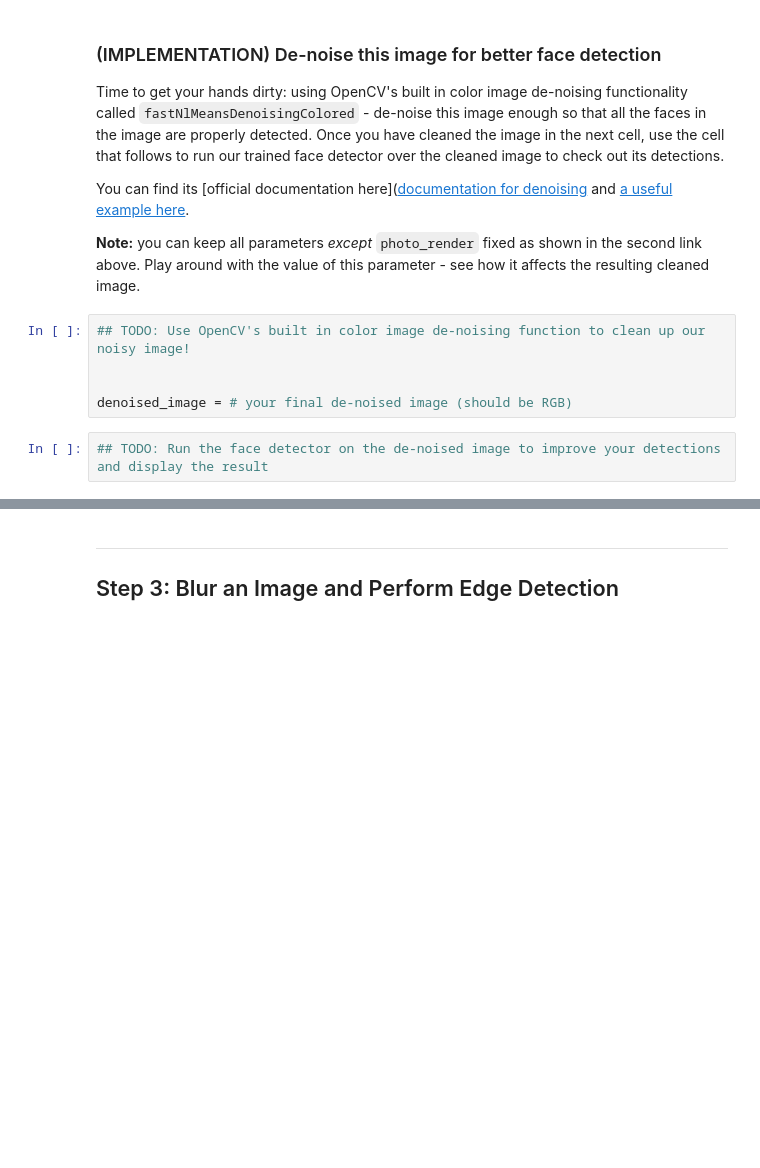
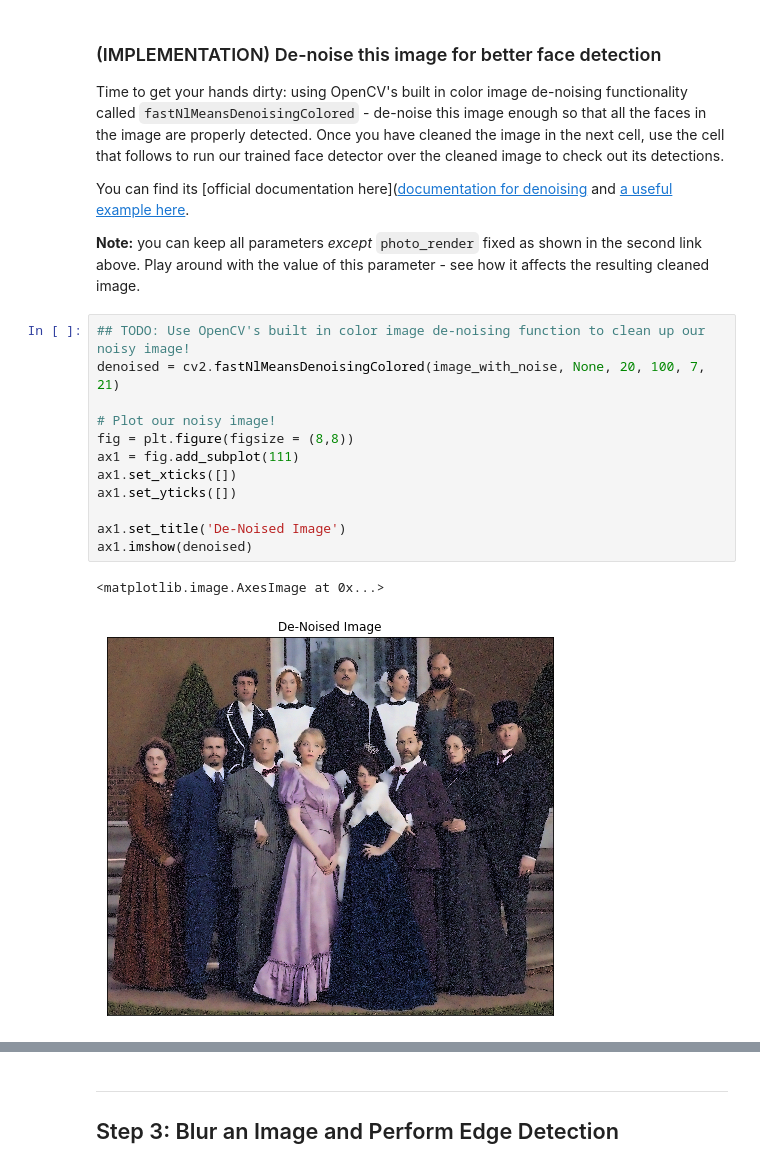
Before and after one commit to macbrennan90/facial-keypoint-detection, a Jupyter notebook: CV_project.ipynb, the cells around one changed output, grey strips where cells are left out. Drawn from its saved outputs; the diff is of its cells as text; blank space fills up the shorter version.

```diff
--- a/CV_project.ipynb
+++ b/CV_project.ipynb
@@ -408,8 +432,16 @@ You can find its [official documentation here]([documentation for denoising](htt
 **Note:** you can keep all parameters *except* `photo_render` fixed as shown in the second link above.  Play around with the value of this parameter - see how it affects the resulting cleaned image.
 # %%
 ## TODO: Use OpenCV's built in color image de-noising function to clean up our noisy image!
+denoised = cv2.fastNlMeansDenoisingColored(image_with_noise, None, 20, 100, 7, 21)
 
+# Plot our noisy image!
+fig = plt.figure(figsize = (8,8))
+ax1 = fig.add_subplot(111)
+ax1.set_xticks([])
+ax1.set_yticks([])
 
-denoised_image = # your final de-noised image (should be RGB)
+ax1.set_title('De-Noised Image')
+ax1.imshow(denoised)
+# %% [output]
+<matplotlib.image.AxesImage at 0x...>
+[figure, added]
-# %%
-## TODO: Run the face detector on the de-noised image to improve your detections and display the result
```
Also changed, not shown: parts of 6 cells of this notebook.
